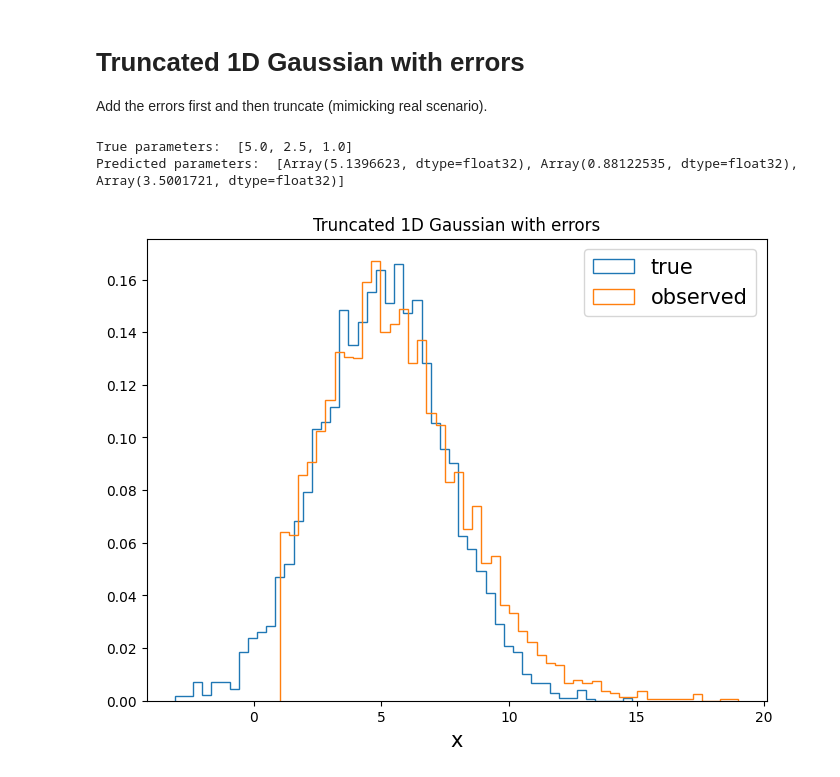
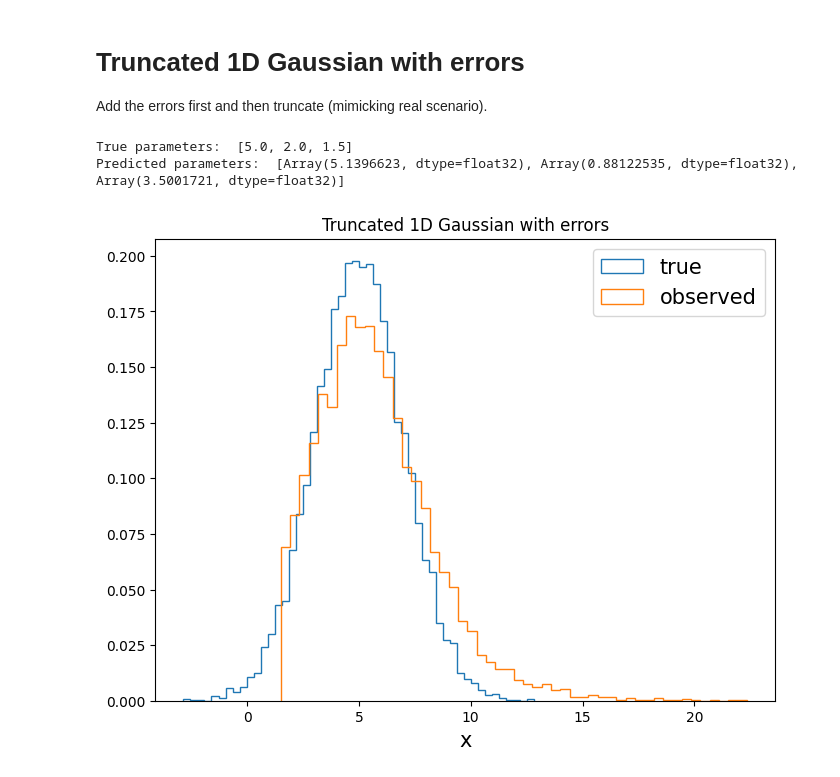
Before and after one commit to mrafifrbbn/numpyro-tutorial, a Jupyter notebook: notebooks/selection_effects.ipynb, the cells around one changed output. Drawn from its saved outputs; the diff is of its cells as text; code cells hidden in the pictures.

```diff
--- a/notebooks/selection_effects.ipynb
+++ b/notebooks/selection_effects.ipynb
@@ -167,34 +172,37 @@ Add the errors first and then truncate (mimicking real scenario).
 # %%
 np.random.seed(42)
 
 # Generate data
 sigma_cut = 1.5
-N_data = 5000
+N_data = 10000
 mean_x = 5.0
-x_min = 1.0
-e_x = dist.InverseGamma(concentration=20, rate=25/0.6).sample(jax.random.PRNGKey(0), sample_shape=(N_data, ))
+sigma_x = 2.0
+x_min = 1.5
+err_x_scale = 2.5
 true_params = [mean_x, sigma_x, x_min]
 
 # Convolve true distribution with error distribution
 x_true = np.random.normal(loc=mean_x, scale=sigma_x, size=N_data)
-err_x = dist.HalfNormal(2.0).sample(jax.random.PRNGKey(0), sample_shape=(N_data, ))
+err_x = dist.HalfNormal(err_x_scale).sample(jax.random.PRNGKey(0), sample_shape=(N_data, ))
 x_true_with_err = x_true + np.random.normal(size=N_data) * err_x
 
 # Truncate the data
-x_obs = x_true_with_err[x_true_with_err >= x_min]
+mask = x_true_with_err >= x_min
+x_obs = x_true_with_err[mask]
+err_x = err_x[mask]
 
 print("True parameters: ", true_params)
 print("Predicted parameters: ", pred_params)
 
 plt.figure(figsize=(8, 6))
 plt.title(r'Truncated 1D Gaussian with errors')
 plt.hist(x_true, bins=50, label='true', density=True, histtype='step')
 plt.hist(x_obs, bins=50, label='observed', density=True, histtype='step')
 plt.xlabel('x', fontsize=15)
 plt.legend(fontsize=15)
 plt.show()
 # %% [output]
-True parameters:  [5.0, 2.5, 1.0]
+True parameters:  [5.0, 2.0, 1.5]
 Predicted parameters:  [Array(5.1396623, dtype=float32), Array(0.88122535, dtype=float32), Array(3.5001721, dtype=float32)]
-[figure, old version]
+[figure, new version]
 # %%
```
Also changed, not shown: parts of 28 cells of this notebook.
